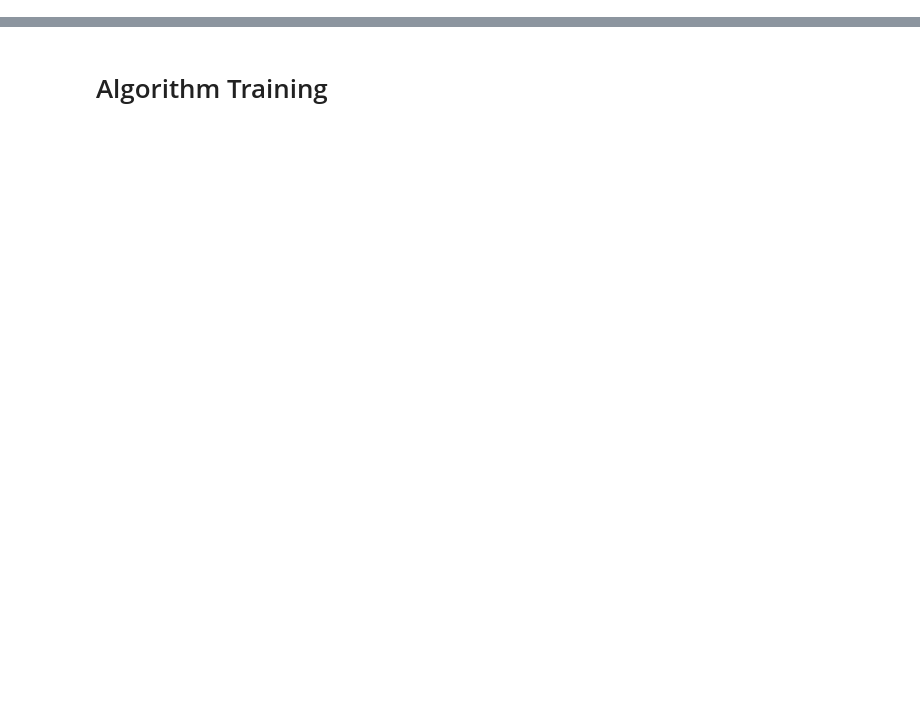
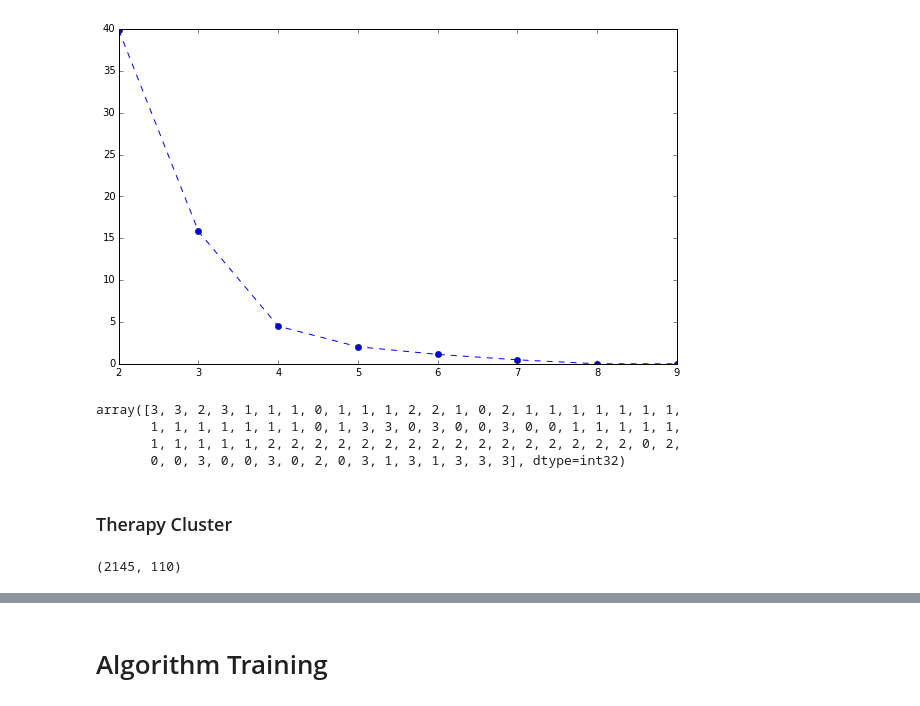
Before and after one commit to joycex99/drug-synergy-modeling, a Jupyter notebook: clustering.ipynb, the cells around one changed output, grey strips where cells are left out. Saved outputs shown, nothing was run; the diff lists cells and outputs as text; code cells hidden in the pictures; blank space fills up the shorter version.

```diff
--- a/clustering.ipynb
+++ b/clustering.ipynb
@@ -112,0 +92,5 @@ plt.show();
+# %%
+cell = pd.DataFrame.from_csv('Sanger_molecular_data/cell_info.csv', header=0)
+cell.index.name = None
+cell.drop(['CCLE.Name', 'Alternative.Name', 'COSMIC'], axis=1, inplace=True)
+cell
@@ -112,0 +116,3 @@ plt.show();
+# %%
+cell_d = pd.get_dummies(cell)
+cell_d.shape
@@ -112,0 +121,7 @@ plt.show();
+# %%
+cell_costs = {}
+for i in range(2, 10):
+    kmeans = KMeans(n_clusters = i)
+    kmeans.fit(cell_d.values)
+    cell_costs[i] = (1/i) * kmeans.inertia_
+cell_costs
@@ -112,0 +137,24 @@ plt.show();
+# %%
+plt.plot([cluster for (cluster, cost) in cell_costs.items()],
+         [cost for (cluster, cost) in cell_costs.items()], 'bo--')
+plt.show()
+# %% [output]
+[figure, added]
+# %%
+cell_kmeans = KMeans(n_clusters = 4, n_init=300)
+cell_kmeans.fit(cell_d.values)
+cell_kmeans.labels_
+# %% [output]
+array([3, 3, 2, 3, 1, 1, 1, 0, 1, 1, 1, 2, 2, 1, 0, 2, 1, 1, 1, 1, 1, 1, 1,
+       1, 1, 1, 1, 1, 1, 1, 0, 1, 3, 3, 0, 3, 0, 0, 3, 0, 0, 1, 1, 1, 1, 1,
+       1, 1, 1, 1, 1, 2, 2, 2, 2, 2, 2, 2, 2, 2, 2, 2, 2, 2, 2, 2, 2, 0, 2,
+       0, 0, 3, 0, 0, 3, 0, 2, 0, 3, 1, 3, 1, 3, 3, 3], dtype=int32)
+# %% [markdown]
+### Therapy Cluster
+# %%
+orig_data = pd.DataFrame.from_csv('Clean_data/train.csv', header=0)
+therapy = orig_data.drop(['SYNERGY_SCORE', 'QA', 'COMBINATION_ID'], axis=1)
+therapy = pd.get_dummies(therapy)
+therapy.shape
+# %% [output]
+(2145, 110)
```
Also changed, not shown: parts of 61 cells of this notebook, 15 other files.
